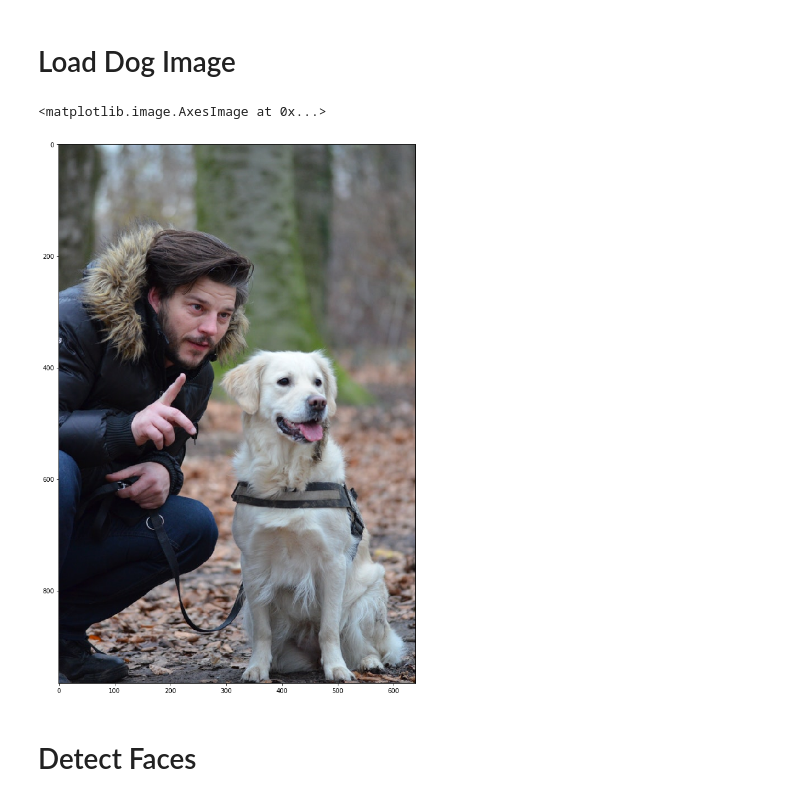
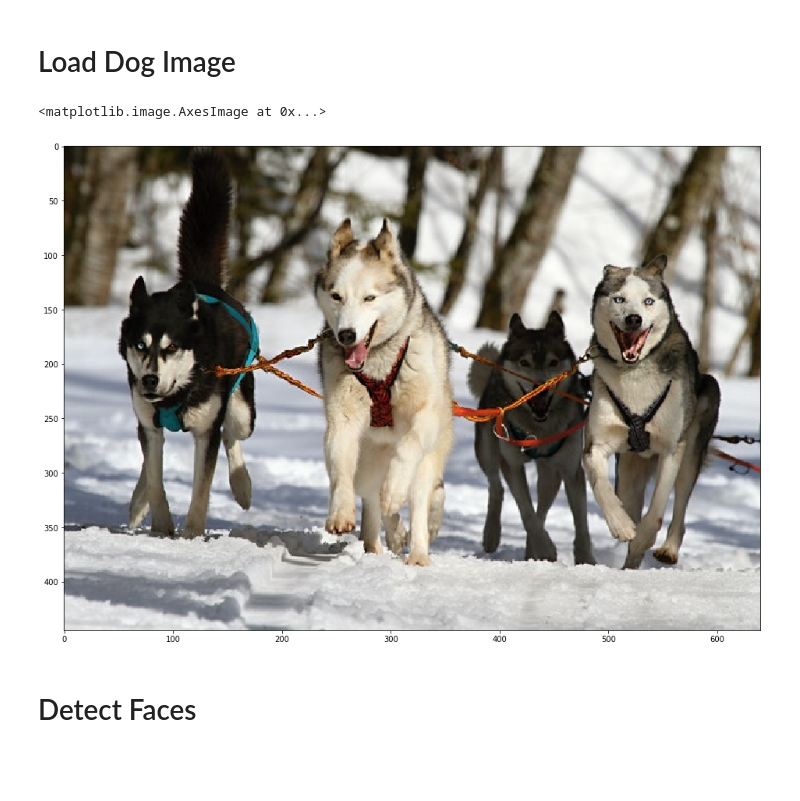
Before and after one commit to kairess/dog_face_detector, a Jupyter notebook: main.ipynb, the cells around one changed output. Cells and saved outputs as stored; diff of their text form; code cells hidden in the pictures; blank space fills up the shorter version.

```diff
--- a/main.ipynb
+++ b/main.ipynb
@@ -11,17 +11,17 @@ predictor = dlib.shape_predictor('landmarkDetector.dat')
 # %% [markdown]
 # Load Dog Image
 # %%
-img_path = 'img/20.jpg'
+img_path = 'img/18.jpg'
 filename, ext = os.path.splitext(os.path.basename(img_path))
 img = cv2.imread(img_path)
 img = cv2.cvtColor(img, cv2.COLOR_BGR2RGB)
 # img = cv2.resize(img, dsize=None, fx=0.5, fy=0.5)
 
 plt.figure(figsize=(16, 16))
 plt.imshow(img)
 # %% [output]
 <matplotlib.image.AxesImage at 0x...>
-[figure, old version]
+[figure, new version]
 # %% [markdown]
 # Detect Faces
 # %%
```
Also changed, not shown: parts of 3 cells of this notebook, 2 other files.
